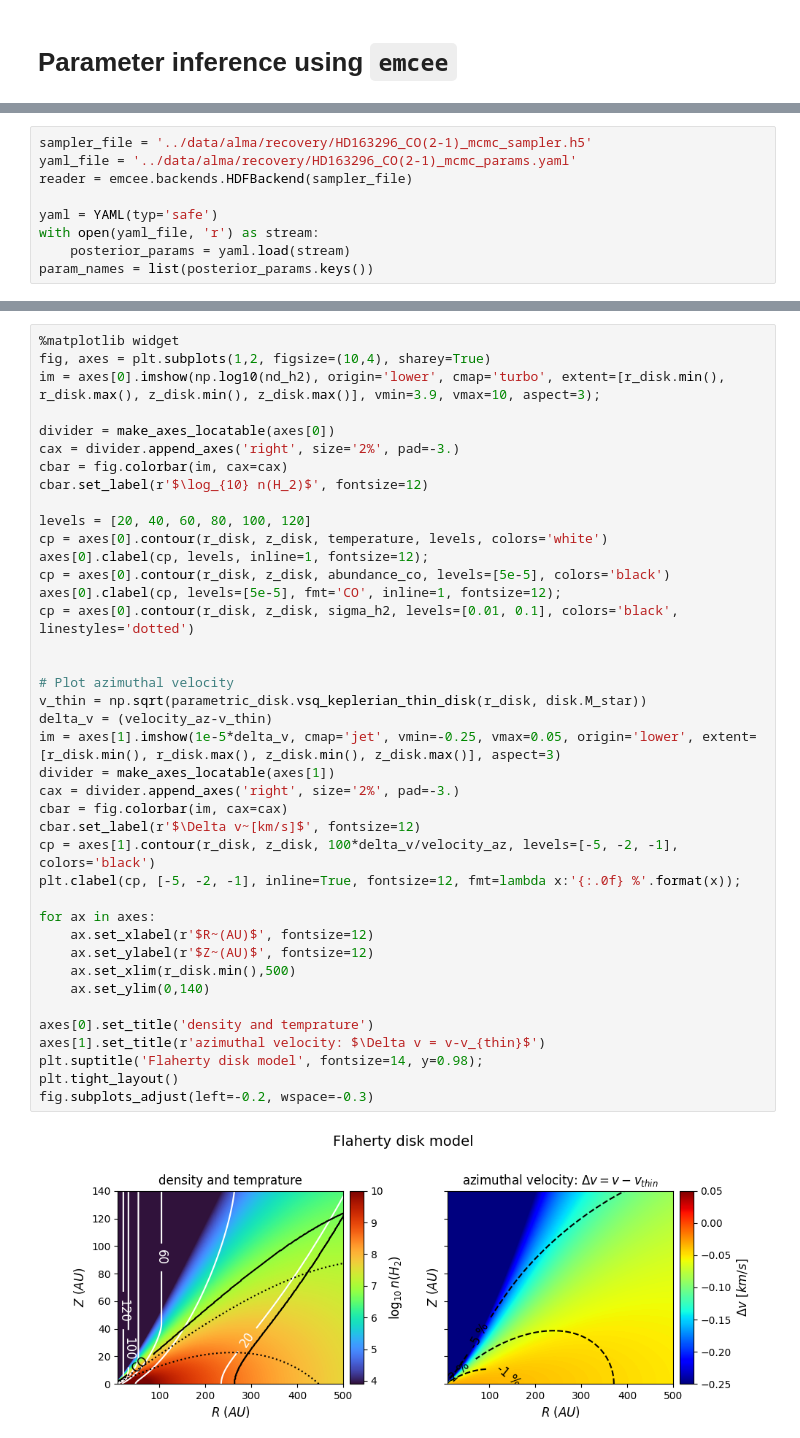
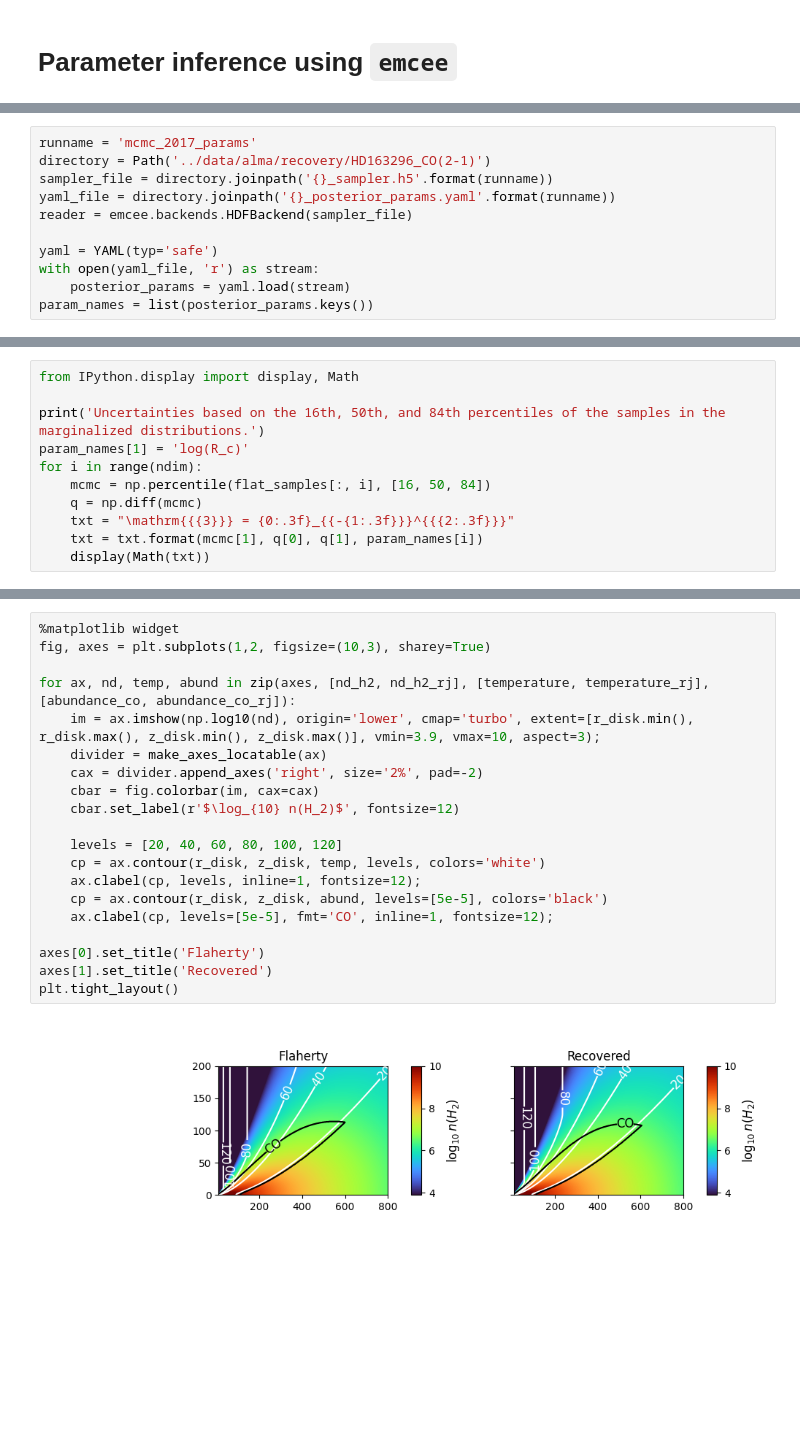
Before and after one commit to pi-vision/radjax, a Jupyter notebook: notebooks/parametric_disk_estimation_HD163296.ipynb, the cells around one changed output, grey strips where cells are left out. Drawn from its saved outputs; the diff is of its cells as text; blank space fills up the shorter version.

```diff
--- a/notebooks/parametric_disk_estimation_HD163296.ipynb
+++ b/notebooks/parametric_disk_estimation_HD163296.ipynb
@@ -265,6 +305,8 @@ state = sampler.run_mcmc(p0, num_iter, progress=True)
 # %%
-sampler_file = '../data/alma/recovery/HD163296_CO(2-1)_mcmc_sampler.h5'
-yaml_file = '../data/alma/recovery/HD163296_CO(2-1)_mcmc_params.yaml'
+runname = 'mcmc_2017_params'
+directory = Path('../data/alma/recovery/HD163296_CO(2-1)')
+sampler_file = directory.joinpath('{}_sampler.h5'.format(runname))
+yaml_file = directory.joinpath('{}_posterior_params.yaml'.format(runname))
 reader = emcee.backends.HDFBackend(sampler_file)
 
 yaml = YAML(typ='safe')
@@ -330,0 +340,11 @@ $\displaystyle \mathrm{T_mid1} = 24.302_{-0.169}^{0.888}$
+# %%
+from IPython.display import display, Math
+
+print('Uncertainties based on the 16th, 50th, and 84th percentiles of the samples in the marginalized distributions.')
+param_names[1] = 'log(R_c)'
+for i in range(ndim):
+    mcmc = np.percentile(flat_samples[:, i], [16, 50, 84])
+    q = np.diff(mcmc)
+    txt = "\mathrm{{{3}}} = {0:.3f}_{{-{1:.3f}}}^{{{2:.3f}}}"
+    txt = txt.format(mcmc[1], q[0], q[1], param_names[i])
+    display(Math(txt))
@@ -405,42 +480,22 @@ energy_levels, radiative_transitions = line_rte.load_molecular_tables(path=disk.
 # %%
 %matplotlib widget
-fig, axes = plt.subplots(1,2, figsize=(10,4), sharey=True)
-im = axes[0].imshow(np.log10(nd_h2), origin='lower', cmap='turbo', extent=[r_disk.min(), r_disk.max(), z_disk.min(), z_disk.max()], vmin=3.9, vmax=10, aspect=3);
+fig, axes = plt.subplots(1,2, figsize=(10,3), sharey=True)
 
-divider = make_axes_locatable(axes[0])
-cax = divider.append_axes('right', size='2%', pad=-3.)
-cbar = fig.colorbar(im, cax=cax)
-cbar.set_label(r'$\log_{10} n(H_2)$', fontsize=12)
+for ax, nd, temp, abund in zip(axes, [nd_h2, nd_h2_rj], [temperature, temperature_rj], [abundance_co, abundance_co_rj]):
+    im = ax.imshow(np.log10(nd), origin='lower', cmap='turbo', extent=[r_disk.min(), r_disk.max(), z_disk.min(), z_disk.max()], vmin=3.9, vmax=10, aspect=3);
+    divider = make_axes_locatable(ax)
+    cax = divider.append_axes('right', size='2%', pad=-2)
+    cbar = fig.colorbar(im, cax=cax)
+    cbar.set_label(r'$\log_{10} n(H_2)$', fontsize=12)
 
-levels = [20, 40, 60, 80, 100, 120]
-cp = axes[0].contour(r_disk, z_disk, temperature, levels, colors='white')
-axes[0].clabel(cp, levels, inline=1, fontsize=12);
-cp = axes[0].contour(r_disk, z_disk, abundance_co, levels=[5e-5], colors='black')
-axes[0].clabel(cp, levels=[5e-5], fmt='CO', inline=1, fontsize=12);
-cp = axes[0].contour(r_disk, z_disk, sigma_h2, levels=[0.01, 0.1], colors='black', linestyles='dotted')
+    levels = [20, 40, 60, 80, 100, 120]
+    cp = ax.contour(r_disk, z_disk, temp, levels, colors='white')
+    ax.clabel(cp, levels, inline=1, fontsize=12);
+    cp = ax.contour(r_disk, z_disk, abund, levels=[5e-5], colors='black')
+    ax.clabel(cp, levels=[5e-5], fmt='CO', inline=1, fontsize=12);
 
-
-# Plot azimuthal velocity
-v_thin = np.sqrt(parametric_disk.vsq_keplerian_thin_disk(r_disk, disk.M_star))
-delta_v = (velocity_az-v_thin)
-im = axes[1].imshow(1e-5*delta_v, cmap='jet', vmin=-0.25, vmax=0.05, origin='lower', extent=[r_disk.min(), r_disk.max(), z_disk.min(), z_disk.max()], aspect=3)
-divider = make_axes_locatable(axes[1])
-cax = divider.append_axes('right', size='2%', pad=-3.)
-cbar = fig.colorbar(im, cax=cax)
-cbar.set_label(r'$\Delta v~[km/s]$', fontsize=12)
-cp = axes[1].contour(r_disk, z_disk, 100*delta_v/velocity_az, levels=[-5, -2, -1], colors='black')
-plt.clabel(cp, [-5, -2, -1], inline=True, fontsize=12, fmt=lambda x:'{:.0f} %'.format(x));
-
-for ax in axes:
-    ax.set_xlabel(r'$R~(AU)$', fontsize=12)
-    ax.set_ylabel(r'$Z~(AU)$', fontsize=12)
-    ax.set_xlim(r_disk.min(),500)
-    ax.set_ylim(0,140)
-
-axes[0].set_title('density and temprature')
-axes[1].set_title(r'azimuthal velocity: $\Delta v = v-v_{thin}$')
-plt.suptitle('Flaherty disk model', fontsize=14, y=0.98);
+axes[0].set_title('Flaherty')
+axes[1].set_title('Recovered')
 plt.tight_layout()
-fig.subplots_adjust(left=-0.2, wspace=-0.3)
 # %% [output]
-[figure, old version]
+[figure, new version]
```
Also changed, not shown: parts of 29 cells of this notebook, 5 other files.
